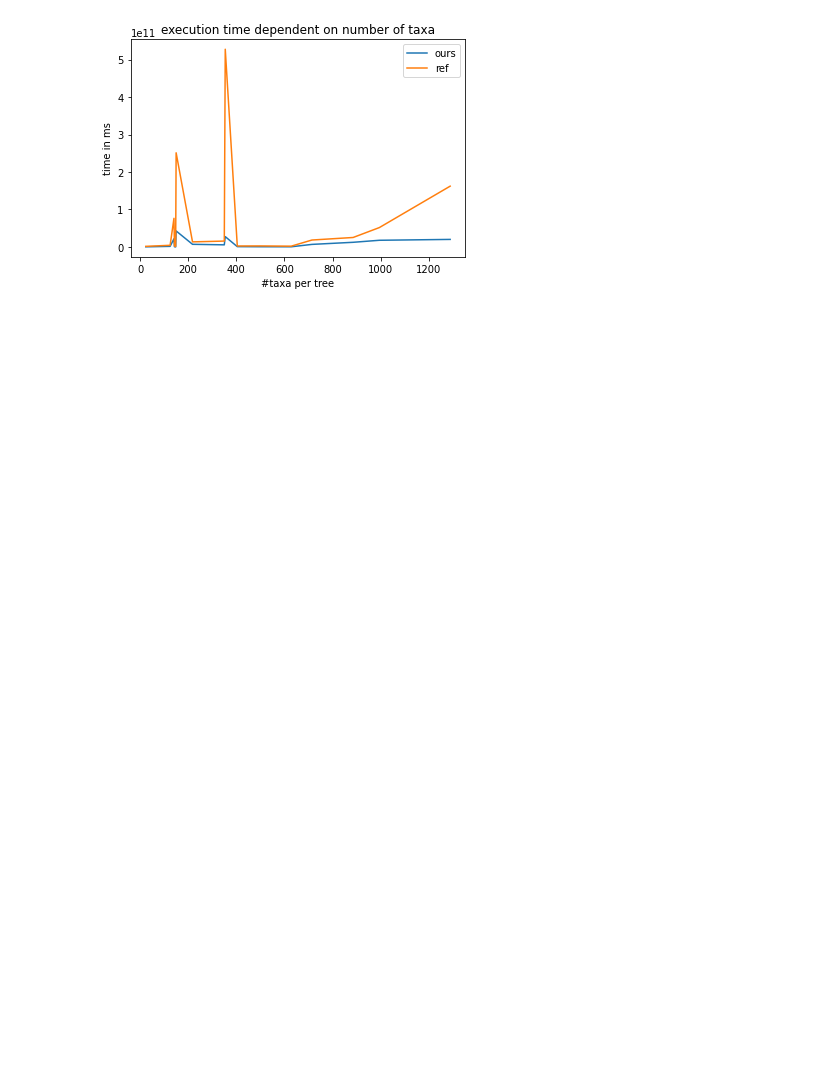
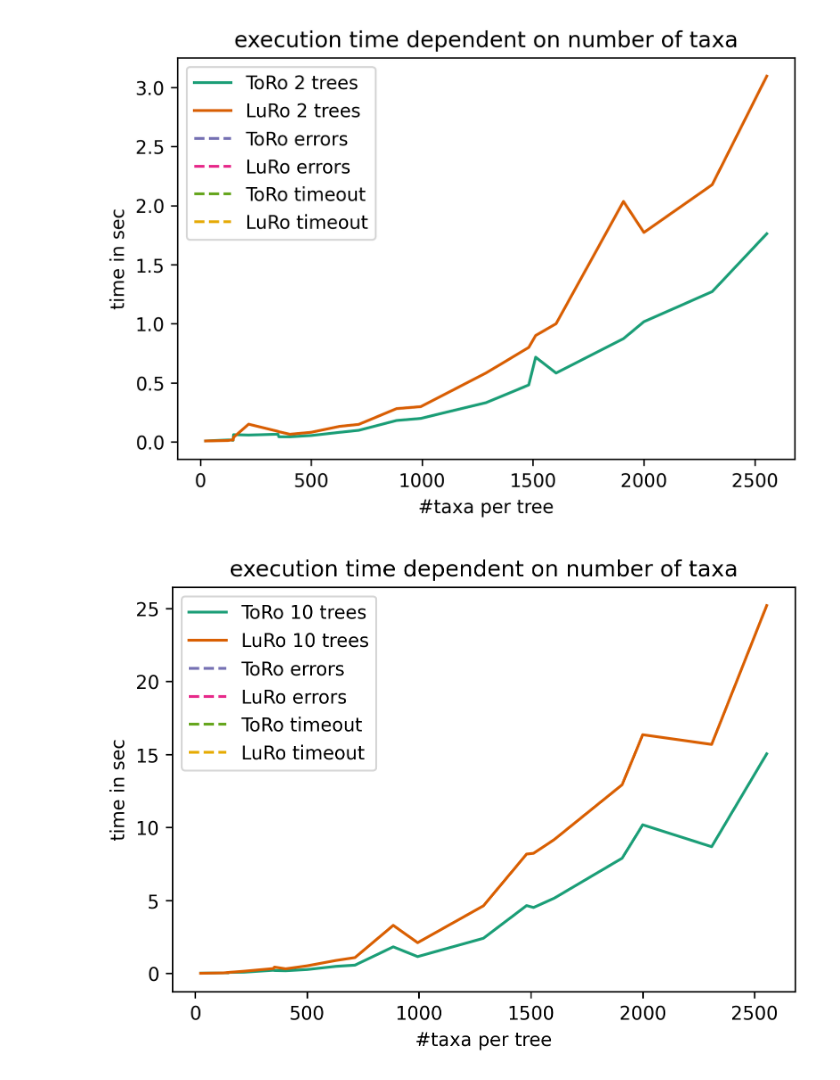
Before and after one commit to DoktorBotti/RF_Metrics, a Jupyter notebook: misc/Plot_Raw_Benchmark_mtz.ipynb, the cells around one changed output. Cells and saved outputs as stored; diff of their text form; code cells hidden in the pictures; blank space fills up the shorter version.

```diff
--- a/misc/Plot_Raw_Benchmark_mtz.ipynb
+++ b/misc/Plot_Raw_Benchmark_mtz.ipynb
@@ -24,9 +37,16 @@ def deleteZeroRows(inArr):
 # %%
-plt.bar([-3,.4,3], np.average(np.average(ours,axis=1),axis=0), label="ours")
-plt.bar([-2.2,-.4,2.2], np.average(np.average(ref,axis=1),axis=0), label="ref")
-plt.ylabel("time in ms")
+invMO = np.all(getInvalidMask(ours),axis=2)
+invMR = np.all(getInvalidMask(ref),axis=2)
+taxa_mat = np.dstack([num_taxa]*len(tree_values))[0].T
+invTaxaO = 1/taxa_mat[invMO]
+invTaxaR = 1/taxa_mat[invMR]
+weightTaxaO = np.einsum('ta,ta->ta',ours[invMO], invTaxaO[...,np.newaxis])
+weightTaxaR = np.einsum('ta,ta->ta',ref[invMR],invTaxaR[...,np.newaxis])
+plt.bar([-2.2,.4,3], np.average(np.average(weightTaxaO,axis=1),axis=0), label="ToRo")
+plt.bar([-3,-.4,2.2], np.average(np.average(weightTaxaR,axis=1),axis=0), label="LuRo")
+plt.ylabel("time in sec/#numTaxa")
 plt.xlabel("MCI  |  MSI  |  SPI")
-plt.title("Averate execution time dependent on metric")
+plt.title("Average execution time dependent on metric normalized over taxa")
 plt.legend()
 plt.show()
 # %% [output]
@@ -34,15 +54,34 @@ plt.show()
 # %%
 # plot contribution of taxa count
-#need to get rid of zero-rows because of skipped files
-noZerosOurs = deleteZeroRows(np.average(np.average(ours,axis=2),axis=0))
-noZerosRef = deleteZeroRows(np.average(np.average(ref,axis=2),axis=0))
 
-plt.plot(num_taxa,noZerosOurs, label="ours")
-plt.plot(num_taxa,noZerosRef, label="ref")
-plt.title("execution time dependent on number of taxa")
-plt.ylabel("time in ms")
-plt.xlabel("#taxa per tree")
-plt.legend()
-plt.show()
+#need to get rid of invalid executions; np.all filters all metrics if one failed
+for i, trees in enumerate(tree_values):
+    # filter metrics where at least one is invalid
+    invMO = np.all(getInvalidMask(ours[i,:,:]),axis=1)
+    invMR = np.all(getInvalidMask(ref[i,:,:]),axis=1)
+    noZerosOurs = np.average(ours[i,invMO,:],axis=1)
+    noZerosRef = np.average(ref[i,invMR,:],axis=1)
+    # plot calculations
+    plt.plot(num_taxa[invMO], noZerosOurs, label = f"ToRo {trees} trees", color='#1b9e77')
+    plt.plot(num_taxa[invMR], noZerosRef, label = f"LuRo {trees} trees",color='#d95f02')
+
+    # plot errors
+    memMaskO =  np.all(getErrMask(ours),axis=2)[i,:]
+    memMaskR =  np.all(getErrMask(ref),axis=2)[i,:]
+
+    plt.vlines(num_taxa[~memMaskO], 0,np.max(noZerosOurs)/8., label= f"ToRo errors", linestyle='dashed', color='#7570b3')
+    plt.vlines(num_taxa[~memMaskR], np.max(noZerosOurs)/8.,np.max(noZerosOurs)/4., label= f"LuRo errors", linestyle='dashed', color='#e7298a' )
+
+    tMaskO =  np.all(getTimeoutMask(ours),axis=2)[i,:]
+    tMaskR =  np.all(getTimeoutMask(ref),axis=2)[i,:]
+    plt.vlines(num_taxa[~tMaskO], np.max(noZerosOurs)/4.,np.max(noZerosOurs)/4. + np.max(noZerosOurs)/8., label= f"ToRo timeout", linestyle='dashed', color='#66a61e')
+    plt.vlines(num_taxa[~tMaskR], np.max(noZerosOurs)/4. + np.max(noZerosOurs)/8.,np.max(noZerosRef)/2., label= f"LuRo timeout", linestyle='dashed', color='#e6ab02' )
+
+    plt.title("execution time dependent on number of taxa")
+    plt.ylabel("time in sec")
+    plt.xlabel("#taxa per tree")
+    plt.legend()
+    plt.show()
 # %% [output]
-[figure, old version]
+[figure, new version]
+[figure, added]
```
Also changed, not shown: parts of 6 cells of this notebook.
